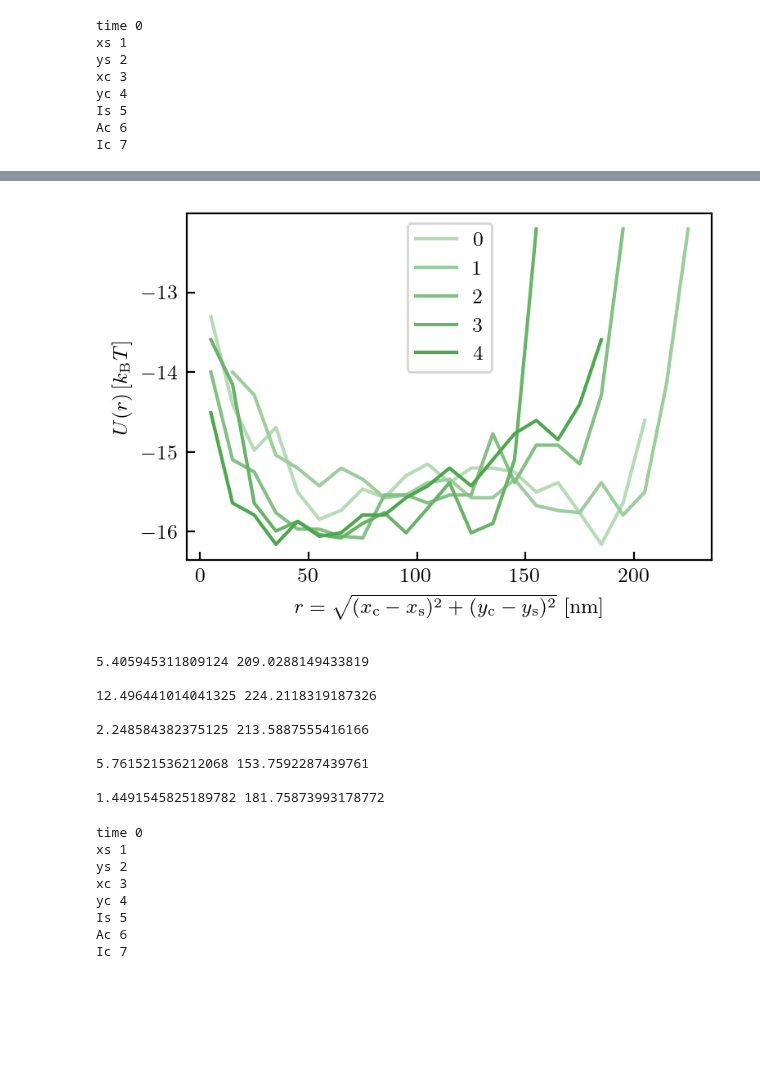
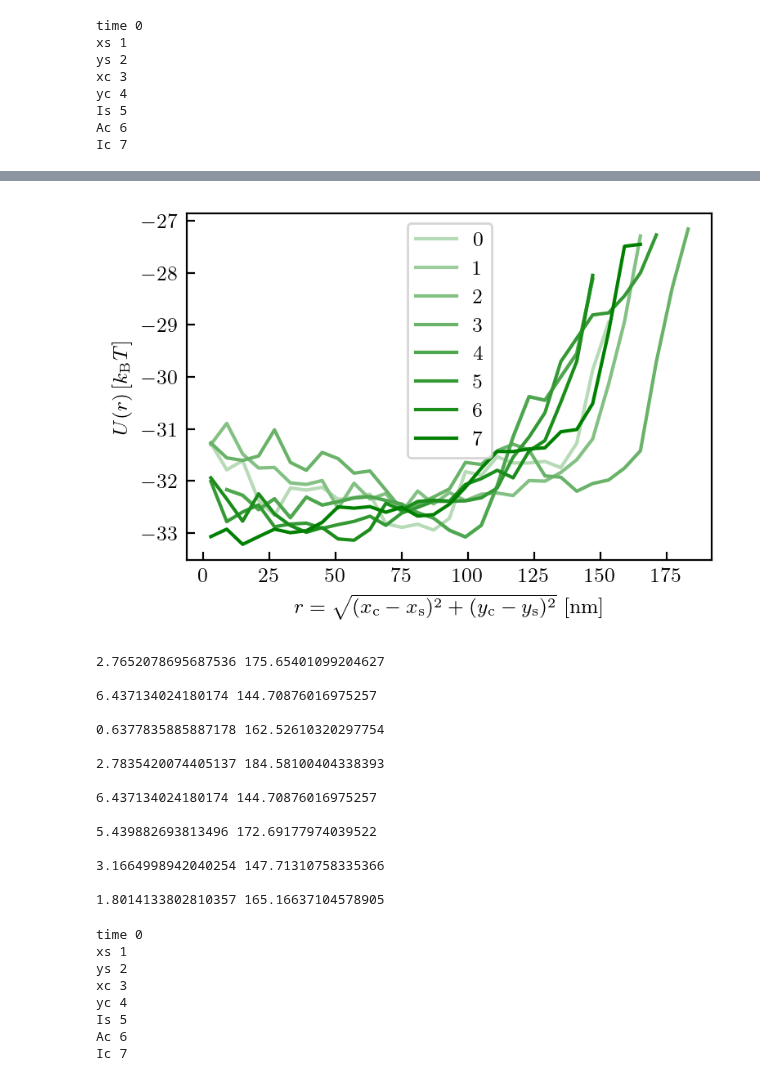
Before and after one commit to nicofares/wraptrack, a Jupyter notebook: wraptrack_coreshell/analysis_coreshell_v0.ipynb, the cells around one changed output, grey strips where cells are left out. Drawn from its saved outputs; the diff is of its cells as text; code cells hidden in the pictures; blank space fills up the shorter version.

```diff
--- a/wraptrack_coreshell/analysis_coreshell_v0.ipynb
+++ b/wraptrack_coreshell/analysis_coreshell_v0.ipynb
@@ -283,12 +315,19 @@ dframes = np.concatenate((np.arange(1, 10, 1), np.arange(10, 400, 2)))
 # %%
 def datas2msds(datas, dframes):
-    nf = datas.shape[2]
-    msds = np.zeros((len(dframes), 10, nf)) * np.nan
+    """
+    Computes several msds for the differences of indexes dframes.
+
+    Returns:
+     - msds: np.ndarray, multi-dimensions
+
     # 1st index = the values
     # 2nd index = the different msds
     # 0 = time lags
     # 1 = x shell | 2 = y shell | 3 = x core | 4 = y core | 5 = x relative | 6 = y relative
     # 7 = average x,y shell | 8 = average x,y core | 9 average x,y relative
+    """
+    nf = datas.shape[2]
+    msds = np.zeros((len(dframes), 10, nf)) * np.nan
     for i in range(nf):
         # time lags, for each exp
         dt = np.nanmean(datas[1:,0,i] - datas[:-1,0,i])
@@ -342,7 +381,15 @@ msdnoshell = (msdxnoshell + msdynoshell) / 2
 
 dtimes_noshell = dframes / fps_noshell
 # %%
-fig, ax = plt.subplots(1, 1, figsize=(10/2.54, 7/2.54))
+fig = plt.figure(figsize=(10/2.54, 7/2.54))
+
+nlin = 1
+ncol = 1
+ax = fig.add_subplot(nlin, ncol, 1)
+
+# ====================================================================================================
+# === msds
+# ===================================
 
 for i in range(msds1.shape[2]):
     dtimes = msds1[:,0,i]
@@ -367,9 +414,14 @@ ax.plot(dtimes[:-2], 2 * 0.36 * (4e-21) / (6*np.pi*0.001*1e-6) * dtimes[:-2] * 1
 
 ax.axhline(y=(2*44e-9)**2 * 1e12, ls='--', c='k', lw=1)
 
+# ====================================================================================================
+# === labels
+# ===================================
+
 ax.legend(loc='upper left', ncol=2, handlelength=0.75, handletextpad=0.5)
 ax.set(xlabel=r'$\tau$ [s]', ylabel=r'MSD [\textmu$\mathrm{m^2}$]', xscale='log', yscale='log')
 
+
 plt.tight_layout()
 plt.show()
 # %% [output]
@@ -393,46 +734,57 @@ def pdf(data, bins=10, density=True, range=None):
     bins_center = (bins_edge[0:-1] + bins_edge[1:]) / 2
     return pdf, bins_center
 # %%
-datas = datas1
+datas = datas2
 
 rs = np.sqrt((datas[:,3,:] - datas[:,1,:]) ** 2 + (datas[:,4,:] - datas[:,2,:]) ** 2)
 # %%
-nbins = 30
+nbins = 50
 binsrange = [0, 300e-9]
+binsrangex = [-300e-9, 300e-9]
 
 bins_rs, pdfs_rs = np.zeros((nbins, datas.shape[-1])), np.zeros((nbins, datas.shape[-1]))
+bins_xs, pdfs_xs = np.zeros((nbins, datas.shape[-1])), np.zeros((nbins, datas.shape[-1]))
+bins_ys, pdfs_ys = np.zeros((nbins, datas.shape[-1])), np.zeros((nbins, datas.shape[-1]))
 
 for i in range(datas.shape[-1]):
-    pdfs_rs[:,i], bins_rs[:,i] = pdf(rs[:,i], bins=nbins, range=binsrange)
+    pdfs_rs[:,i], bins_rs[:,i] = pdf(rs[:,i], bins=nbins, range=binsrange, density=True)
+    pdfs_xs[:,i], bins_xs[:,i] = pdf((datas[:,3,i] - datas[:,1,i]), bins=nbins, range=binsrangex, density=True)
+    pdfs_ys[:,i], bins_ys[:,i] = pdf((datas[:,4,i] - datas[:,2,i]), bins=nbins, range=binsrangex, density=True)
 # %%
 colors = sns.color_palette('light:green', n_colors=10)[2:]
 # %%
 fig, ax = plt.subplots(1, 1, figsize=(10/2.54, 7/2.54))
 
 for i in range(datas.shape[-1]):
-    ax.plot(bins_rs[:,i]*1e9, -np.log(pdfs_rs[:,i]), ls='-', color=colors[i], label=str(i)) #marker='o', mfc=colors[i], ms=4)
+    ax.plot(bins_rs[:,i]*1e9, -np.log(bins_rs[:,i] ** -1 * pdfs_rs[:,i]), ls='-', color=colors[i], label=str(i)) #marker='o', mfc=colors[i], ms=4)
 
 ax.legend()
 ax.set(yscale='linear', xscale='linear', xlabel=r'$r = \sqrt{(x_\mathrm{c} - x_\mathrm{s})^2 + (y_\mathrm{c} - y_\mathrm{s})^2}$ [nm]', ylabel=r'$U(r) \, [k_\mathrm{B}T]$')
 
 plt.tight_layout()
 plt.show()
 # %% [output]
-[figure, old version]
+[figure, new version]
 # %%
 for i in range(datas.shape[-1]):
-    print(np.min(rs[:,i])*1e9, np.max(rs[:,i])*1e9)
+    print(np.nanmin(rs[:,i])*1e9, np.nanmax(rs[:,i])*1e9)
     print()
 # %% [output]
-5.405945311809124 209.0288149433819
+2.7652078695687536 175.65401099204627
 
-12.496441014041325 224.2118319187326
+6.437134024180174 144.70876016975257
 
-2.248584382375125 213.5887555416166
+0.6377835885887178 162.52610320297754
 
-5.761521536212068 153.7592287439761
+2.7835420074405137 184.58100404338393
 
-1.4491545825189782 181.75873993178772
+6.437134024180174 144.70876016975257
+
+5.439882693813496 172.69177974039522
+
+3.1664998942040254 147.71310758335366
+
+1.8014133802810357 165.16637104578905
 # %%
 for i, col in enumerate(columns):
     print(col, i)
```
Also changed, not shown: parts of 34 cells of this notebook.
